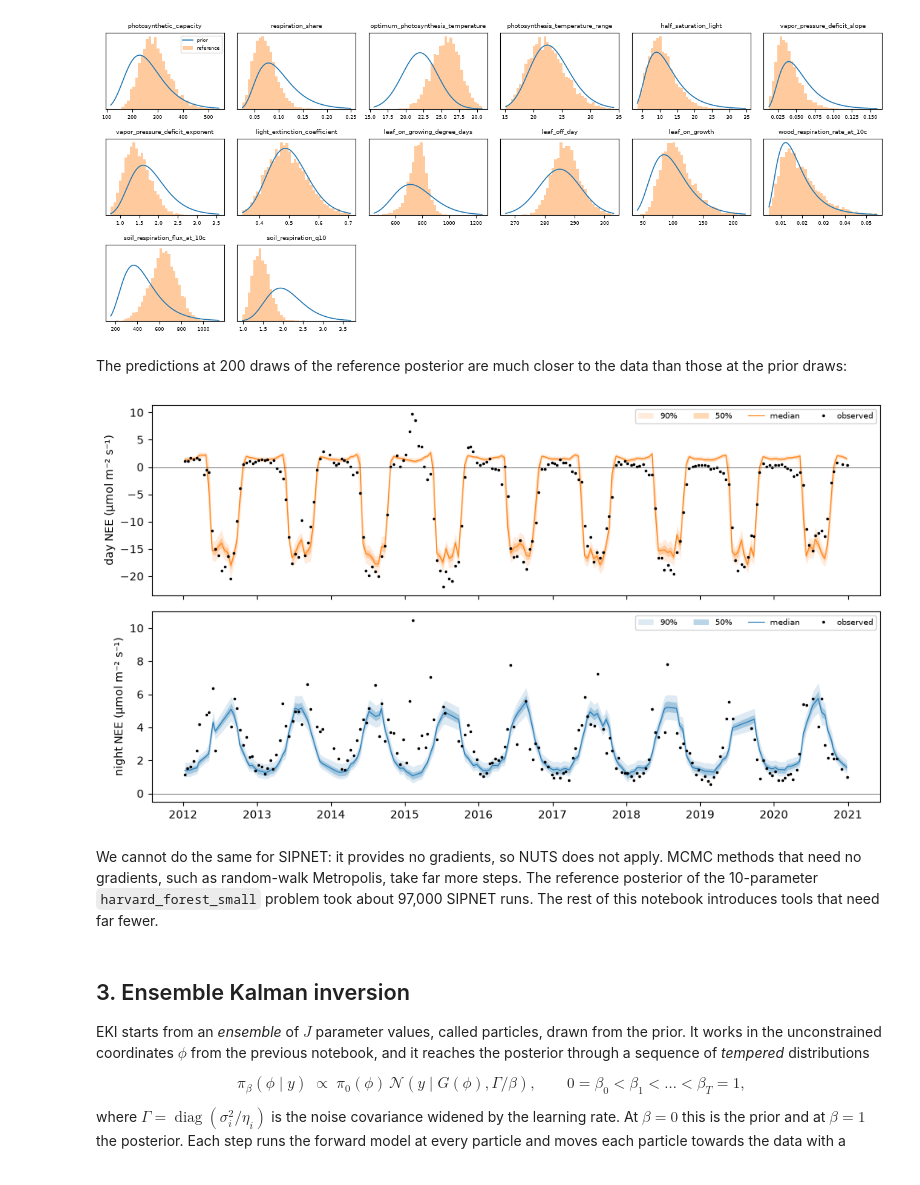
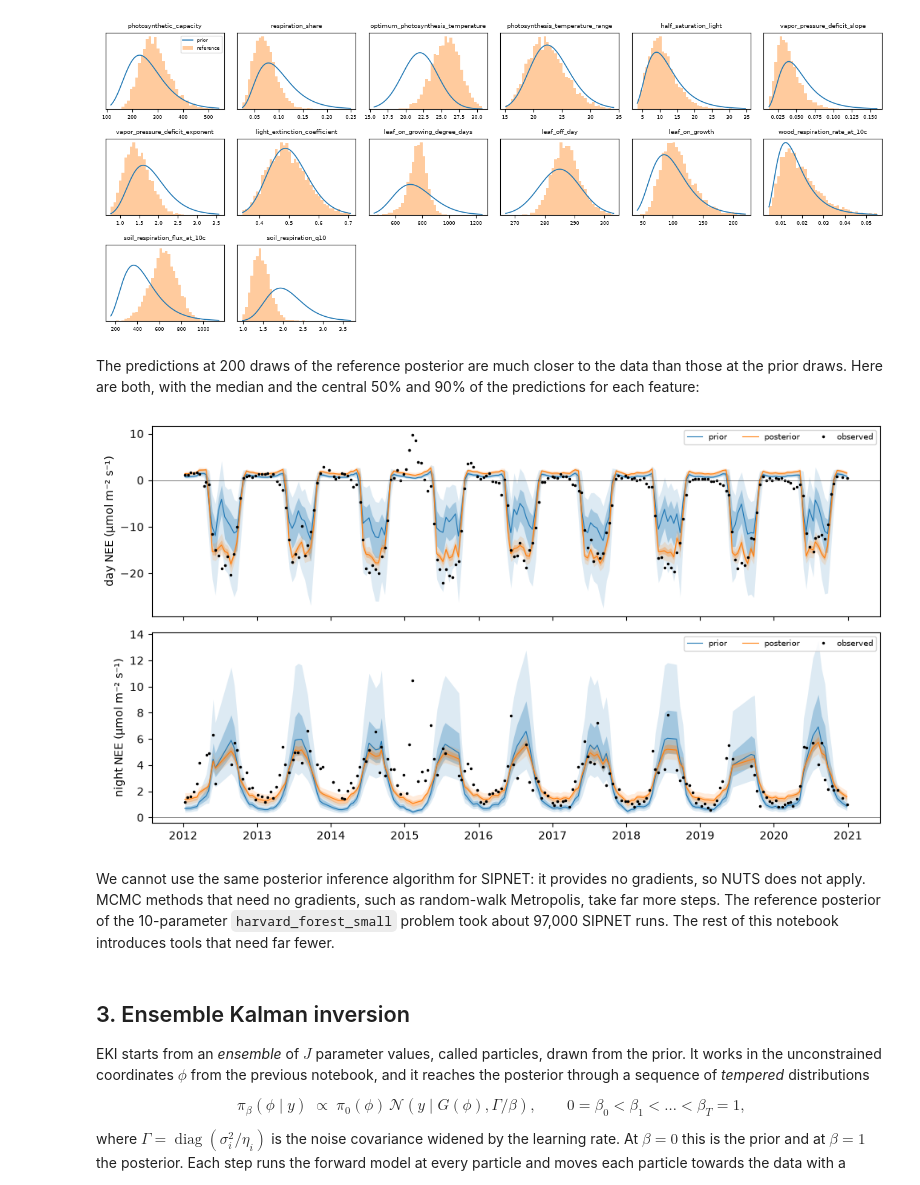
Before and after one commit to arob5/lsm-active-subspace, a Jupyter notebook: notebooks/parameter_inference_tools.ipynb, the cells around one changed output. Drawn from its saved outputs; the diff is of its cells as text; code cells hidden in the pictures.

```diff
--- a/notebooks/parameter_inference_tools.ipynb
+++ b/notebooks/parameter_inference_tools.ipynb
@@ -192,15 +193,16 @@ plots.plot_marginals(toy.prior, reference_posterior);
 [figure]
 # %% [markdown]
 The predictions at 200 draws of the reference posterior are much closer to the data than
-those at the prior draws:
+those at the prior draws. Here are both, with the median and the central 50% and 90% of the
+predictions for each feature:
 # %%
 posterior_predictions = toy.forward.using(max_evaluations=200)(reference_posterior["theta"])
-plots.plot_features(data, posterior_predictions);
+plots.plot_features(data, prior_predictions, posterior_predictions, labels=["prior", "posterior"]);
 # %% [output]
-[figure, old version]
+[figure, new version]
 # %% [markdown]
-We cannot do the same for SIPNET: it provides no gradients, so NUTS does not apply. MCMC
-methods that need no gradients, such as random-walk Metropolis, take far more steps. The reference
+We cannot use the same posterior inference algorithm for SIPNET: it provides no gradients, so NUTS does not apply.
+MCMC methods that need no gradients, such as random-walk Metropolis, take far more steps. The reference
 posterior of the 10-parameter `harvard_forest_small` problem took about 97,000 SIPNET runs. The
 rest of this notebook introduces tools that need far fewer.
 # %% [markdown]
```
Also changed, not shown: parts of 38 cells of this notebook, 4 other files.
